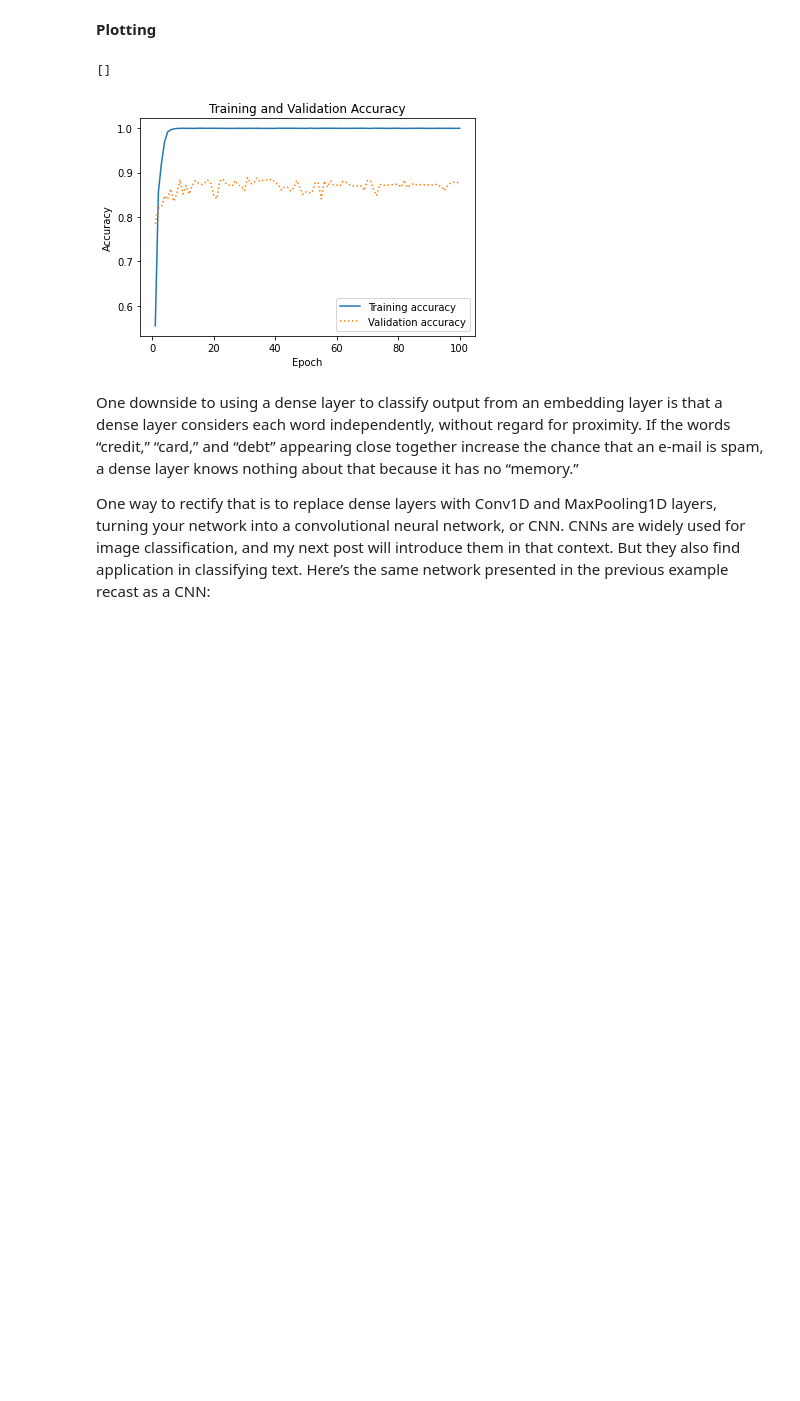
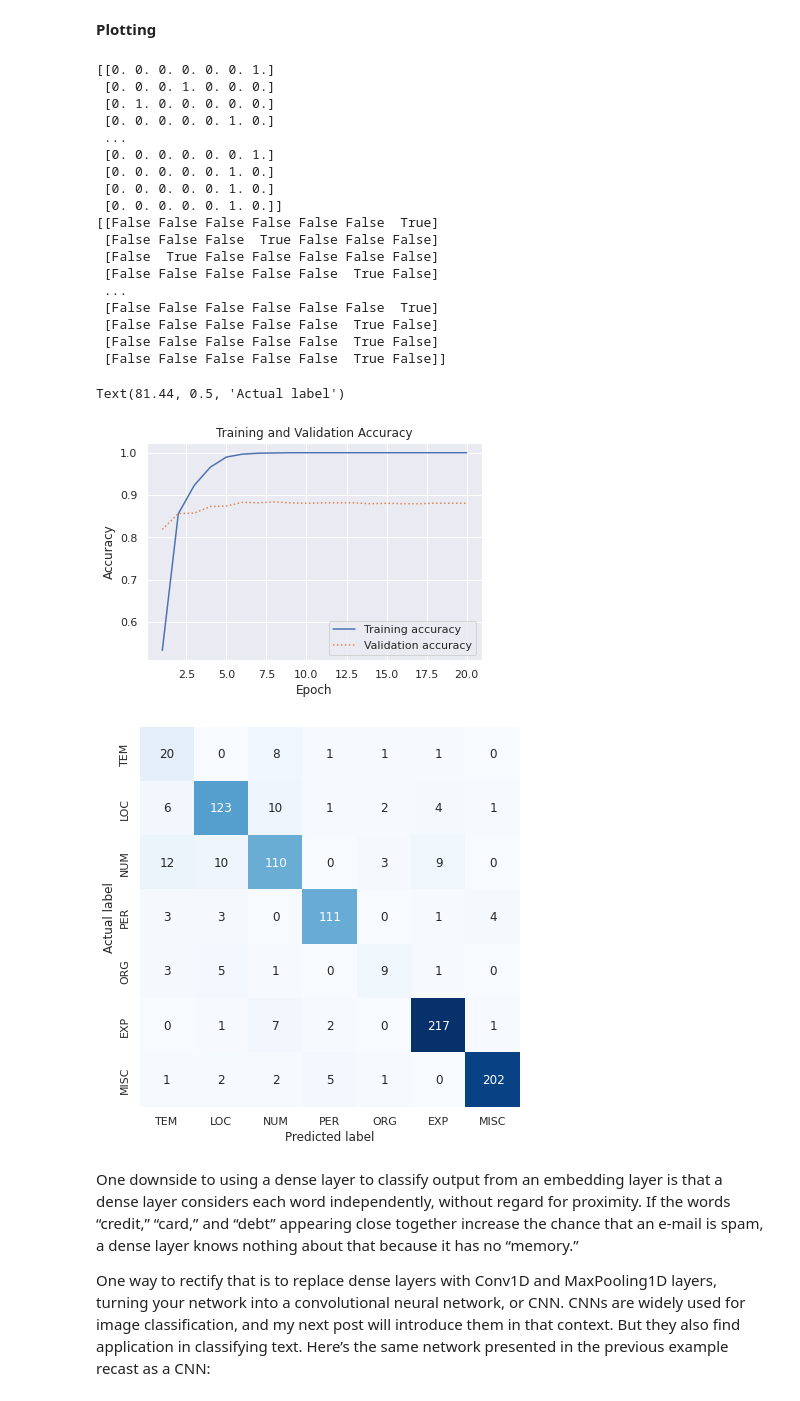
Before and after one commit to TimilsinaSushil/Thesis, a Jupyter notebook: DNN.ipynb, the cells around one changed output. Cells and saved outputs as stored; diff of their text form; code cells hidden in the pictures; blank space fills up the shorter version.

Commit message:
Added Confusion Matrix

```diff
--- a/DNN.ipynb
+++ b/DNN.ipynb
@@ -154,6 +153,7 @@ y = to_categorical(y)
 from keras.models import Sequential
 from keras.layers import Dense, Flatten
 from keras.layers.embeddings import Embedding
+from sklearn.model_selection import train_test_split
 
 model = Sequential()
 model.add(Embedding(10000, 32, input_length=100))
@@ -163,5 +163,7 @@ model.add(Dense(7, activation='softmax'))
 model.compile(optimizer='adam', loss='categorical_crossentropy', metrics=['categorical_accuracy'])
 model.summary()
 x=padded_sequences;
-hist = model.fit(x, y, validation_split=0.2, epochs=100, batch_size=22)
+# Splitting test set
+x_train, x_test, y_train, y_test = train_test_split(x, y, test_size=0.20)
+hist = model.fit(x_train, y_train, validation_data=(x_test, y_test), epochs=20, batch_size=22)
 # %% [output]
@@ -187,18 +189,52 @@ Epoch 100/100
 # %%
 acc = hist.history['categorical_accuracy']
 val = hist.history['val_categorical_accuracy']
 epochs = range(1, len(acc) + 1)
 
 plt.plot(epochs, acc, '-', label='Training accuracy')
 plt.plot(epochs, val, ':', label='Validation accuracy')
 plt.title('Training and Validation Accuracy')
 plt.xlabel('Epoch')
 plt.ylabel('Accuracy')
 plt.legend(loc='lower right')
 plt.plot()
+
+from sklearn.metrics import confusion_matrix
+
+y_predicted = model.predict(x_test) > 0.5
+print(y_test);
+print(y_predicted);
+mat = confusion_matrix(y_test.argmax(axis=1), y_predicted.argmax(axis=1))
+labels = ['TEM','LOC','NUM','PER','ORG','EXP','MISC']
+import seaborn as sns
+plt.figure(figsize=(8,7))
+sns.set()
+sns.heatmap(mat, square=True, annot=True, fmt='d', cbar=False, cmap='Blues',xticklabels=labels, yticklabels=labels)
+
+plt.xlabel('Predicted label')
+plt.ylabel('Actual label')
 # %% [output]
-[]
+[[0. 0. 0. 0. 0. 0. 1.]
+ [0. 0. 0. 1. 0. 0. 0.]
+ [0. 1. 0. 0. 0. 0. 0.]
+ [0. 0. 0. 0. 0. 1. 0.]
+ ...
+ [0. 0. 0. 0. 0. 0. 1.]
+ [0. 0. 0. 0. 0. 1. 0.]
+ [0. 0. 0. 0. 0. 1. 0.]
+ [0. 0. 0. 0. 0. 1. 0.]]
+[[False False False False False False  True]
+ [False False False  True False False False]
+ [False  True False False False False False]
+ [False False False False False  True False]
+ ...
+ [False False False False False False  True]
+ [False False False False False  True False]
+ [False False False False False  True False]
+ [False False False False False  True False]]
+Text(81.44, 0.5, 'Actual label')
-[figure, old version]
+[figure, new version]
+[figure, added]
 # %% [markdown]
 One downside to using a dense layer to classify output from an embedding layer is that a dense layer considers each word independently, without regard for proximity. If the words “credit,” “card,” and “debt” appearing close together increase the chance that an e-mail is spam, a dense layer knows nothing about that because it has no “memory.”
 
```
Also changed, not shown: parts of 11 cells of this notebook.
